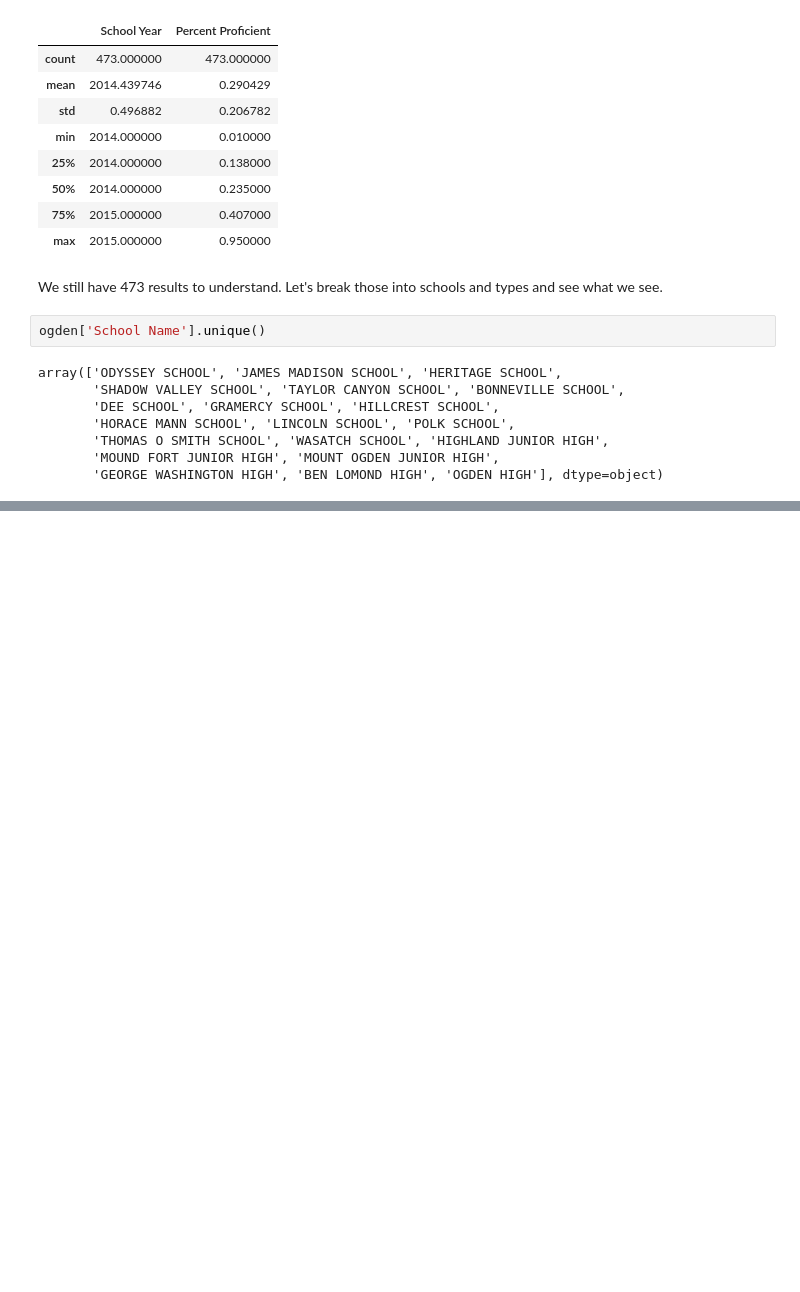
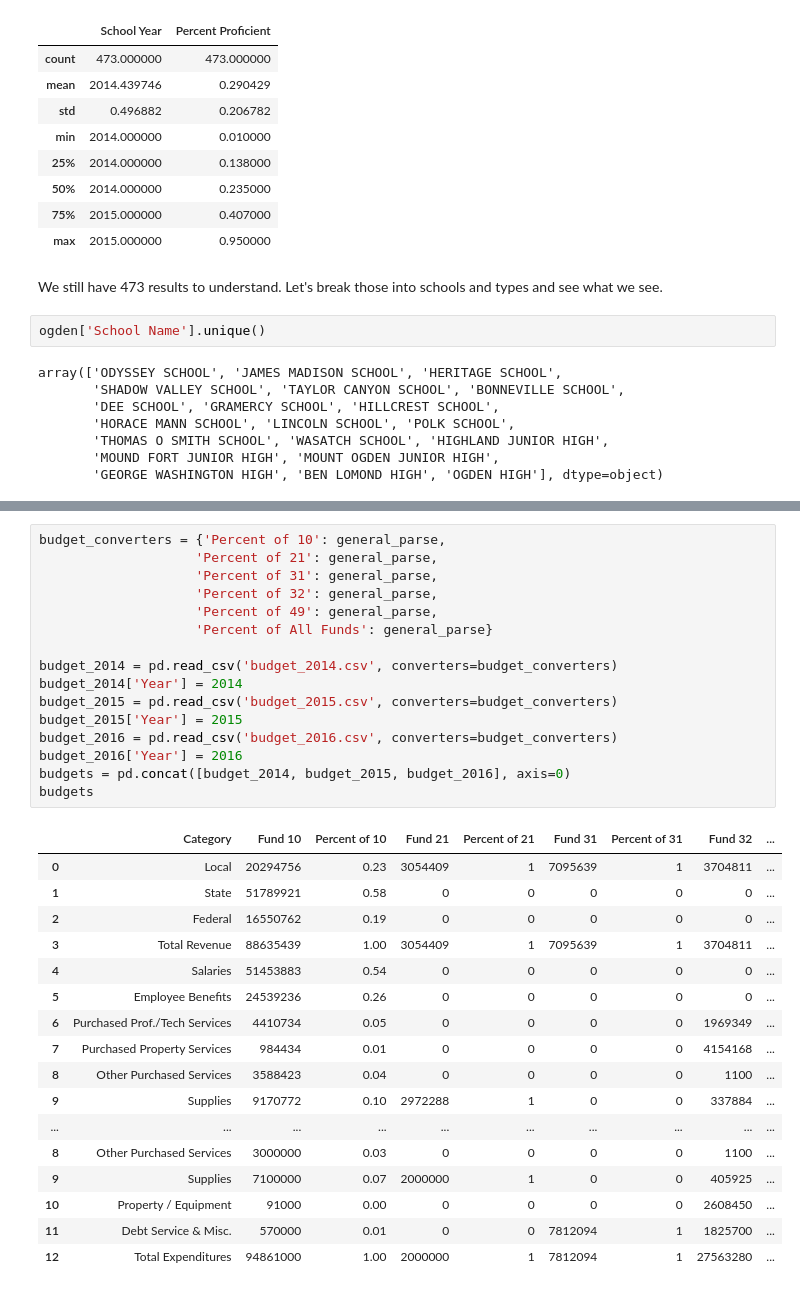
Before and after one commit to davidrichards/ogden_school_district, a Jupyter notebook: School District Overview.ipynb, the cells around one changed output, grey strips where cells are left out. Drawn from its saved outputs; the diff is of its cells as text; blank space fills up the shorter version.

Commit message:
Add raw budgets

```diff
--- a/School District Overview.ipynb
+++ b/School District Overview.ipynb
@@ -222,3 +202,37 @@ ogden.head()
 | 2 | 2014 | OGDEN CITY DISTRICT | ODYSSEY SCHOOL | L | 5th Grade Language Arts | 0.195 | 643 | ... |
 | 3 | 2014 | OGDEN CITY DISTRICT | ODYSSEY SCHOOL | L | 6th Grade Language Arts | 0.159 | 643 | ... |
 | 4 | 2014 | OGDEN CITY DISTRICT | ODYSSEY SCHOOL | L | Special Ed Language | 0.050 | 643 | ... |
+# %%
+budget_converters = {'Percent of 10': general_parse,
+                    'Percent of 21': general_parse,
+                    'Percent of 31': general_parse,
+                    'Percent of 32': general_parse,
+                    'Percent of 49': general_parse,
+                    'Percent of All Funds': general_parse}
+
+budget_2014 = pd.read_csv('budget_2014.csv', converters=budget_converters)
+budget_2014['Year'] = 2014
+budget_2015 = pd.read_csv('budget_2015.csv', converters=budget_converters)
+budget_2015['Year'] = 2015
+budget_2016 = pd.read_csv('budget_2016.csv', converters=budget_converters)
+budget_2016['Year'] = 2016
+budgets = pd.concat([budget_2014, budget_2015, budget_2016], axis=0)
+budgets
+# %% [output]
+|  | Category | Fund 10 | Percent of 10 | Fund 21 | Percent of 21 | Fund 31 | Percent of 31 | Fund 32 | ... |
+| 0 | Local | 20294756 | 0.23 | 3054409 | 1 | 7095639 | 1 | 3704811 | ... |
+| 1 | State | 51789921 | 0.58 | 0 | 0 | 0 | 0 | 0 | ... |
+| 2 | Federal | 16550762 | 0.19 | 0 | 0 | 0 | 0 | 0 | ... |
+| 3 | Total Revenue | 88635439 | 1.00 | 3054409 | 1 | 7095639 | 1 | 3704811 | ... |
+| 4 | Salaries | 51453883 | 0.54 | 0 | 0 | 0 | 0 | 0 | ... |
+| 5 | Employee Benefits | 24539236 | 0.26 | 0 | 0 | 0 | 0 | 0 | ... |
+| 6 | Purchased Prof./Tech Services | 4410734 | 0.05 | 0 | 0 | 0 | 0 | 1969349 | ... |
+| 7 | Purchased Property Services | 984434 | 0.01 | 0 | 0 | 0 | 0 | 4154168 | ... |
+| 8 | Other Purchased Services | 3588423 | 0.04 | 0 | 0 | 0 | 0 | 1100 | ... |
+| 9 | Supplies | 9170772 | 0.10 | 2972288 | 1 | 0 | 0 | 337884 | ... |
+| ... | ... | ... | ... | ... | ... | ... | ... | ... | ... |
+| 8 | Other Purchased Services | 3000000 | 0.03 | 0 | 0 | 0 | 0 | 1100 | ... |
+| 9 | Supplies | 7100000 | 0.07 | 2000000 | 1 | 0 | 0 | 405925 | ... |
+| 10 | Property / Equipment | 91000 | 0.00 | 0 | 0 | 0 | 0 | 2608450 | ... |
+| 11 | Debt Service & Misc. | 570000 | 0.01 | 0 | 0 | 7812094 | 1 | 1825700 | ... |
+| 12 | Total Expenditures | 94861000 | 1.00 | 2000000 | 1 | 7812094 | 1 | 27563280 | ... |
```
Also changed, not shown: parts of 2 cells of this notebook, 3 other files.
